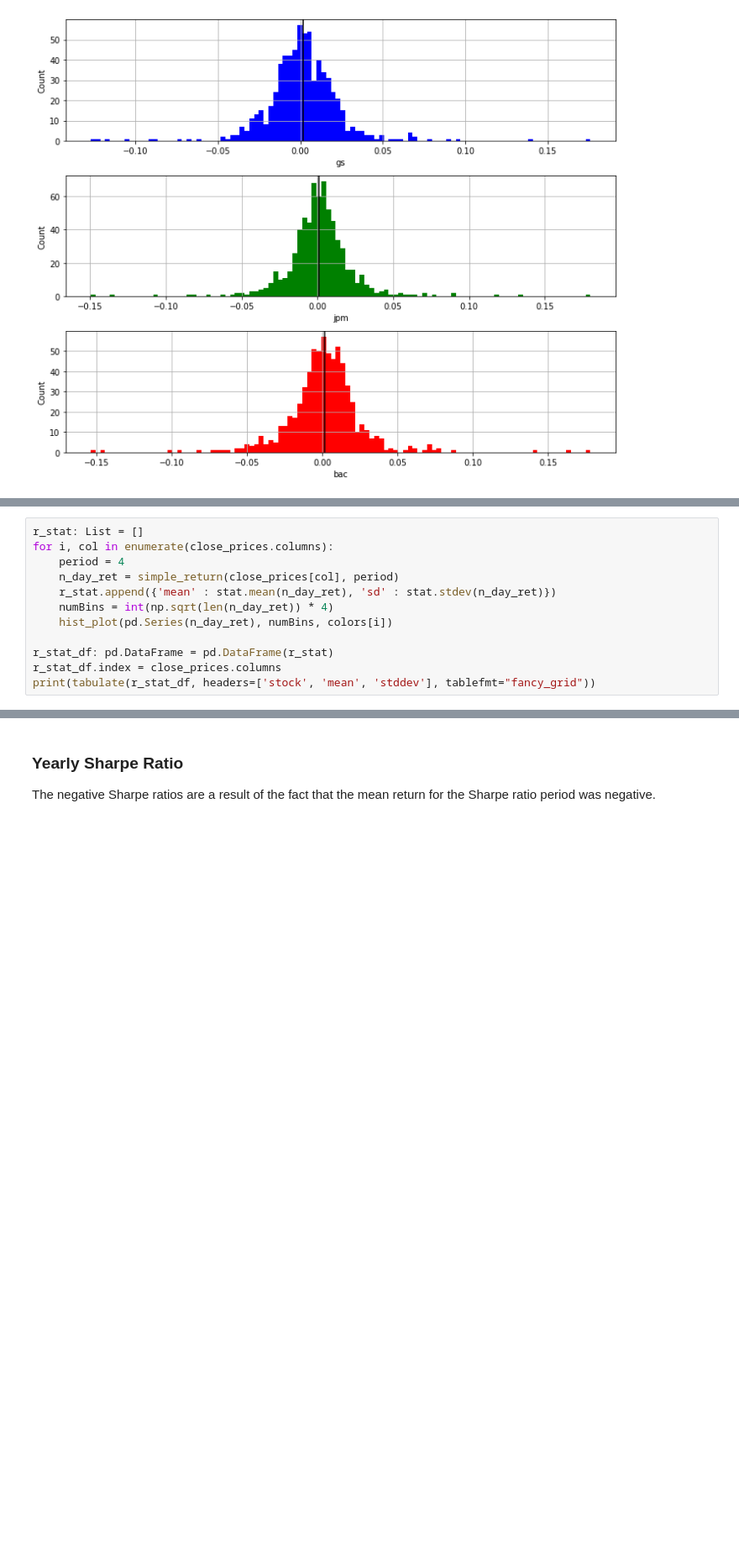
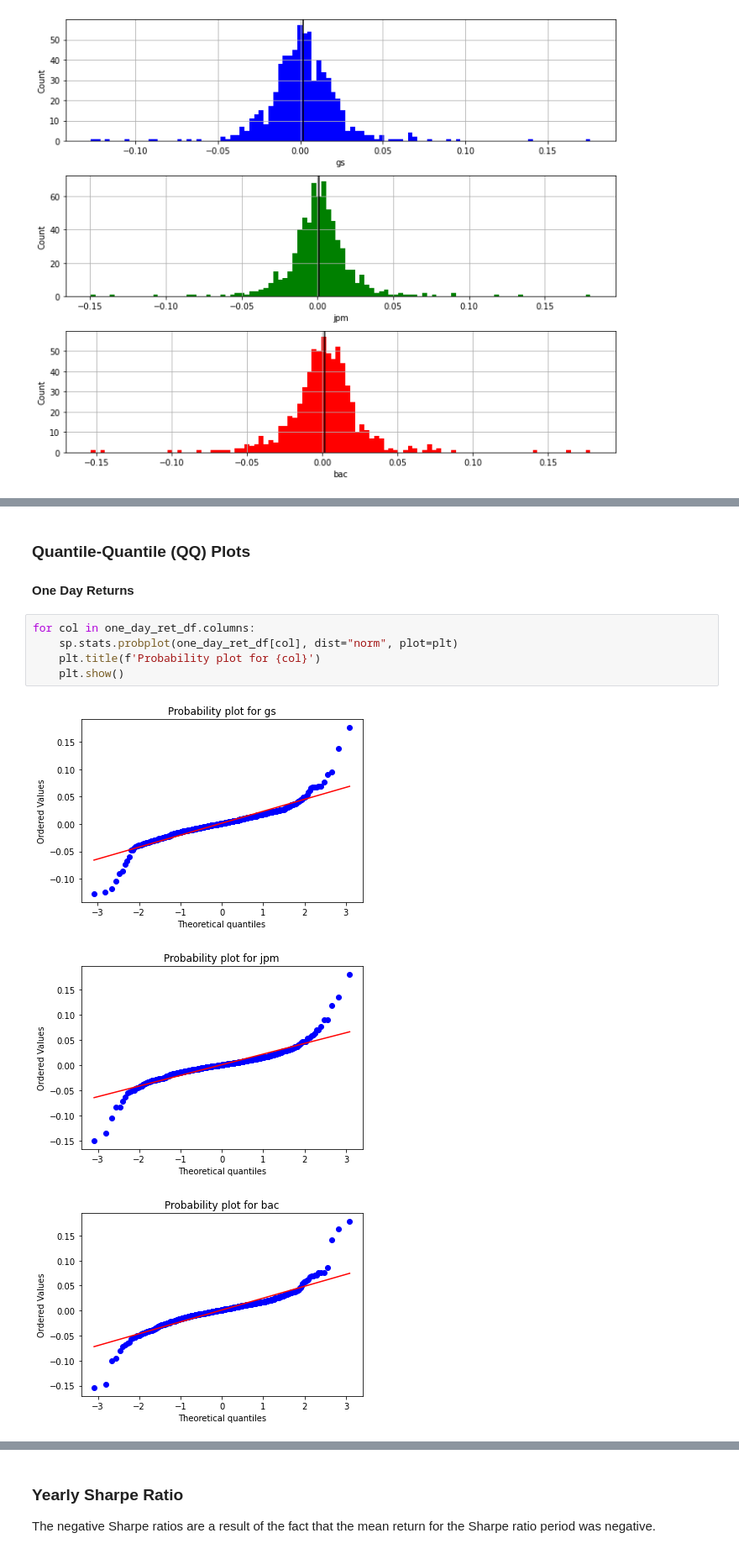
Before and after one commit to IanLKaplan/basic_finance, a Jupyter notebook: basic_finance.ipynb, the cells around one changed output, grey strips where cells are left out. Shown: that part at 84% size. Cells and saved outputs as stored; diff of their text form; blank space fills up the shorter version.

```diff
--- a/basic_finance.ipynb
+++ b/basic_finance.ipynb
@@ -394,12 +413,0 @@ Four day returns
-# %%
-r_stat: List = []
-for i, col in enumerate(close_prices.columns):
-    period = 4
-    n_day_ret = simple_return(close_prices[col], period)
-    r_stat.append({'mean' : stat.mean(n_day_ret), 'sd' : stat.stdev(n_day_ret)})
-    numBins = int(np.sqrt(len(n_day_ret)) * 4)
-    hist_plot(pd.Series(n_day_ret), numBins, colors[i])
-
-r_stat_df: pd.DataFrame = pd.DataFrame(r_stat)
-r_stat_df.index = close_prices.columns
-print(tabulate(r_stat_df, headers=['stock', 'mean', 'stddev'], tablefmt="fancy_grid"))
@@ -418,0 +436,17 @@ print(tabulate(r_stat_df, headers=['stock', 'mean', 'stddev'], tablefmt="fancy_g
+# %% [markdown]
+<h3>
+Quantile-Quantile (QQ) Plots
+</h3>
+
+<h4>
+One Day Returns
+</h4>
+# %%
+for col in one_day_ret_df.columns:
+    sp.stats.probplot(one_day_ret_df[col], dist="norm", plot=plt)
+    plt.title(f'Probability plot for {col}')
+    plt.show()
+# %% [output]
+[figure, added]
+[figure, added]
+[figure, added]
```
Also changed, not shown: parts of 10 cells of this notebook.
